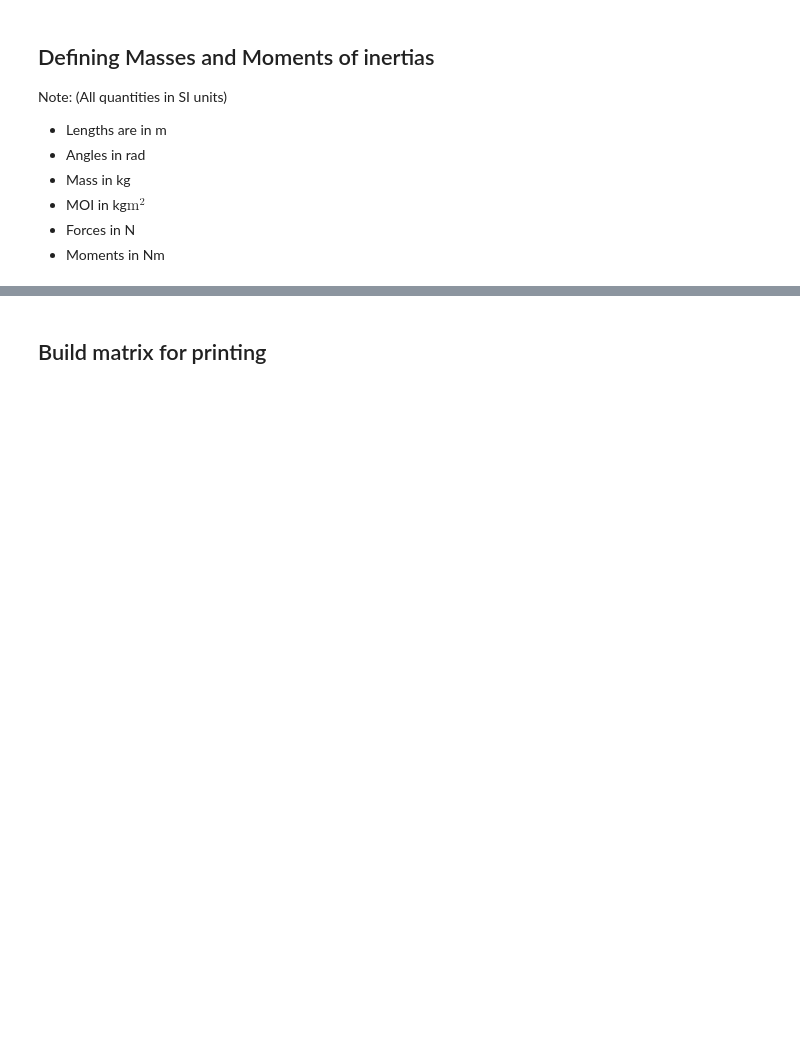
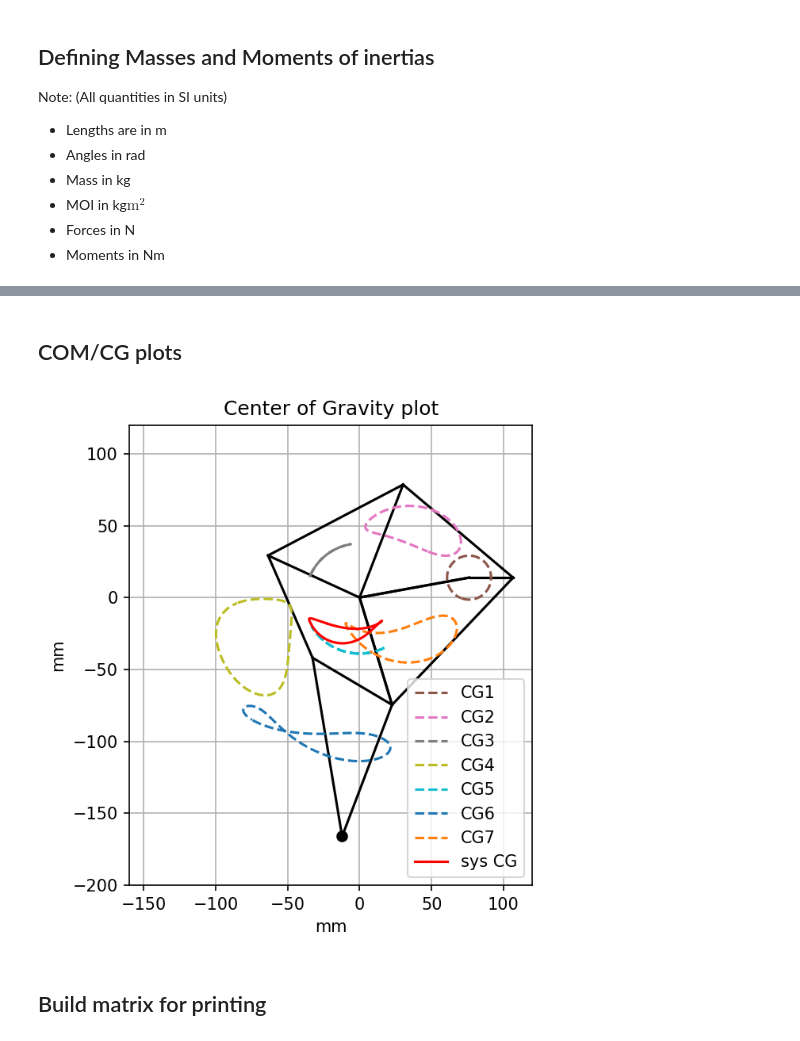
Before and after one commit to NuminousLozenge/Theory-of-Mechanisms, a Jupyter notebook: scripts/dynamic_analysis_jansen.ipynb, the cells around one changed output, grey strips where cells are left out. Saved outputs shown, nothing was run; the diff lists cells and outputs as text; code cells hidden in the pictures; blank space fills up the shorter version.

```diff
--- a/scripts/dynamic_analysis_jansen.ipynb
+++ b/scripts/dynamic_analysis_jansen.ipynb
@@ -321,3 +358,65 @@ plt.savefig("../outputs/dynamic_analysis/shaking_force.png")
+# %% [markdown]
+## COM/CG plots
+# %%
+mm_links = {}
+for li in links:
+    mm_links[li] = 1e3*links[li]
+
+jl = jansenLinkage(links=mm_links, tn=tn)
+
+com_arr = []
+sys_com = []
+
+for tm in tm_arr:
+
+    wm = 1
+    wn = 0
+    am = 0
+    an = 0
+
+    # kinematic analysis
+    pos, vel, acc, points = jl.kinematic_analysis(tm, wm, wn, am, an)
+
+    # compute COM (pos, acc, vel)
+    com[1] = (points["p1"] + points["p3"])/2
+    com[2] = (points["p1"] + points["p2"])/2
+    com[3] = (points["p0"] + points["p2"] + points["p4"])/3
+    com[4] = (points["p4"] + points["p6"])/2
+    com[5] = (points["p0"] + points["p5"])/2
+    com[6] = (points["p5"] + points["p6"] + points["p7"])/3
+    com[7] = (points["p1"] + points["p5"])/2
+
+    com_arr.append([com[i].pos for i in range(1, 8)])
+
+    sys = 0
+    mi = 0
+    for i in range(1, 8):
+        sys += mass[i]*(com[i].pos)
+        mi += mass[i]
+
+    sys = sys/mi
+    sys_com.append(sys)
+
+
+com_arr = np.array(com_arr)
+sys_com = np.array(sys_com)
+
+jl.plot_jansen_linkage(idx=0)
+
+for i, li in enumerate(plt.gca().get_lines()):
+    plt.gca().get_lines()[i].set_color("black")
+
+for i in range(0, 7):
+    plt.plot(com_arr[:, i, 0], com_arr[:, i, 1], '--', label=f"CG{i+1}")
+
+plt.plot(sys_com[:, 0], sys_com[:, 1], 'r', label=f"sys CG")
+plt.legend()
+plt.title("Center of Gravity plot")
+plt.xlabel("mm")
+plt.ylabel("mm")
+plt.savefig(f"../outputs/dynamic_analysis/center_of_gravity.png")
+# %% [output]
+[figure, added]
 # %% [markdown]
 ## Build matrix for printing
 # %%
```
Also changed, not shown: parts of 5 cells of this notebook, 20 other files.
